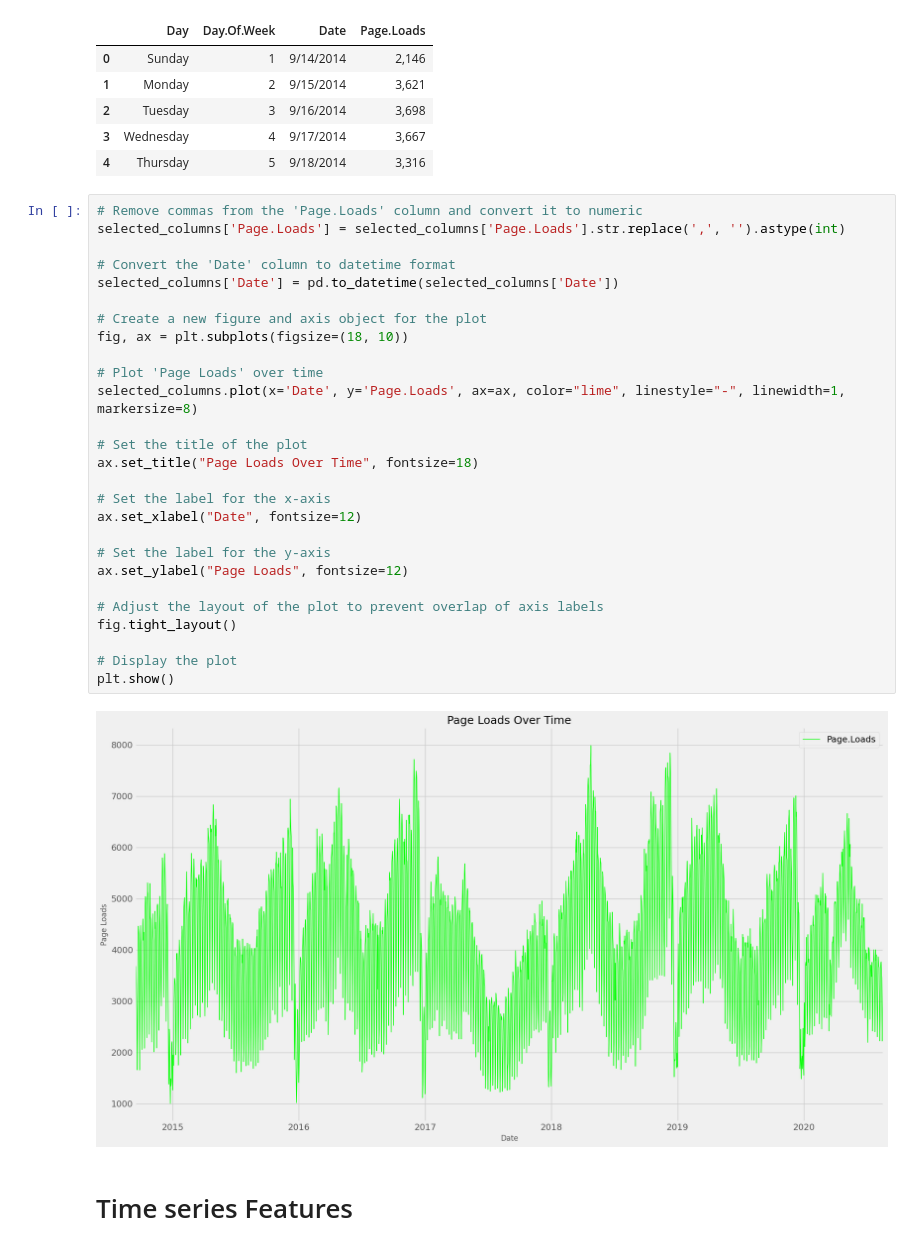
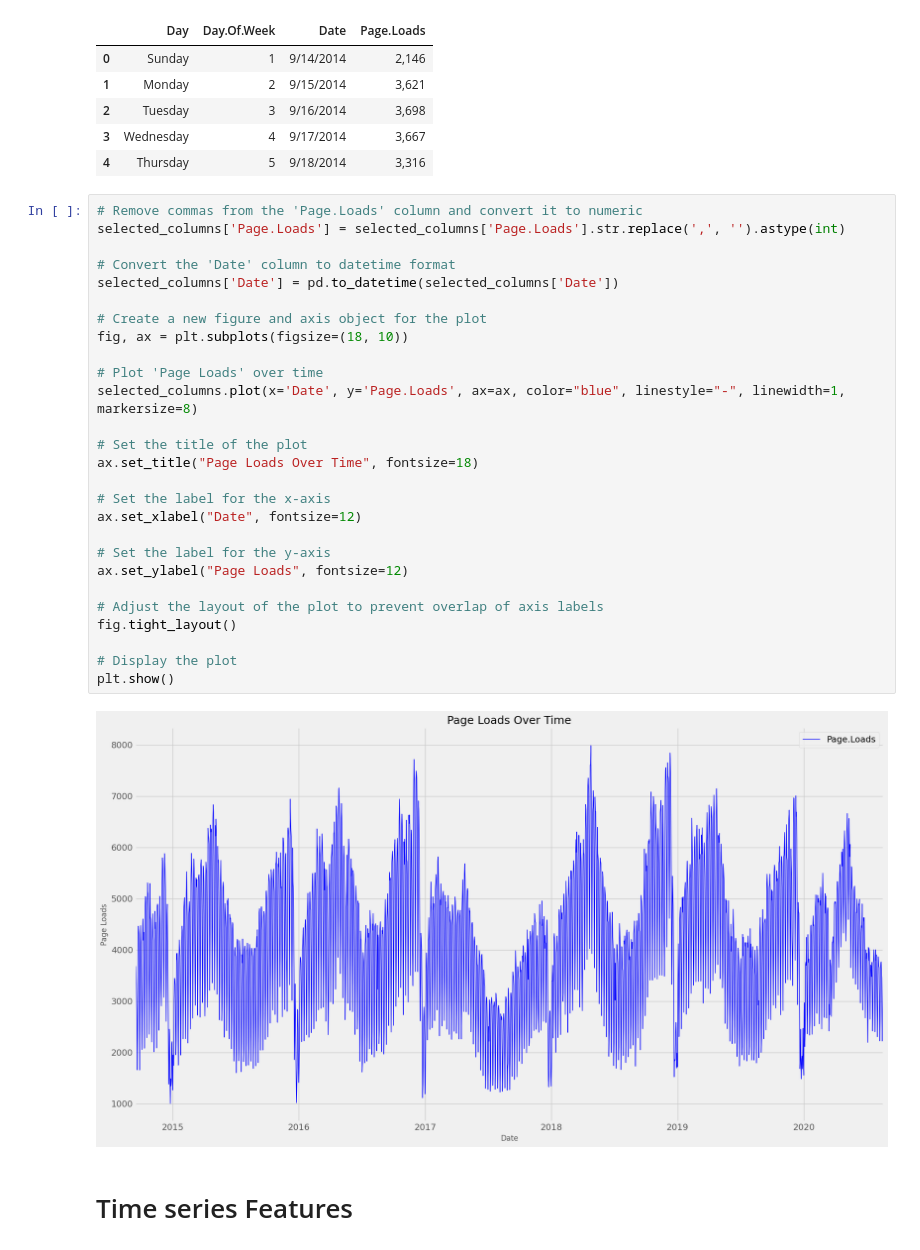
Before and after one commit to sebgro98/traffic-prediction, a Jupyter notebook: Prohpet_forecast.ipynb, the cells around one changed output. Cells and saved outputs as stored; diff of their text form.

```diff
--- a/Prohpet_forecast.ipynb
+++ b/Prohpet_forecast.ipynb
@@ -68,32 +68,32 @@ selected_columns.head()
 # %%
 # Remove commas from the 'Page.Loads' column and convert it to numeric
 selected_columns['Page.Loads'] = selected_columns['Page.Loads'].str.replace(',', '').astype(int)
 
 # Convert the 'Date' column to datetime format
 selected_columns['Date'] = pd.to_datetime(selected_columns['Date'])
 
 # Create a new figure and axis object for the plot
 fig, ax = plt.subplots(figsize=(18, 10))
 
 # Plot 'Page Loads' over time
-selected_columns.plot(x='Date', y='Page.Loads', ax=ax, color="lime", linestyle="-", linewidth=1, markersize=8)
+selected_columns.plot(x='Date', y='Page.Loads', ax=ax, color="blue", linestyle="-", linewidth=1, markersize=8)
 
 # Set the title of the plot
 ax.set_title("Page Loads Over Time", fontsize=18)
 
 # Set the label for the x-axis
 ax.set_xlabel("Date", fontsize=12)
 
 # Set the label for the y-axis
 ax.set_ylabel("Page Loads", fontsize=12)
 
 # Adjust the layout of the plot to prevent overlap of axis labels
 fig.tight_layout()
 
 # Display the plot
 plt.show()
 # %% [output]
-[figure, old version]
+[figure, new version]
 # %% [markdown]
 # Time series Features
 # %% [markdown]
```
Also changed, not shown: parts of 9 cells of this notebook, 1 other file.
